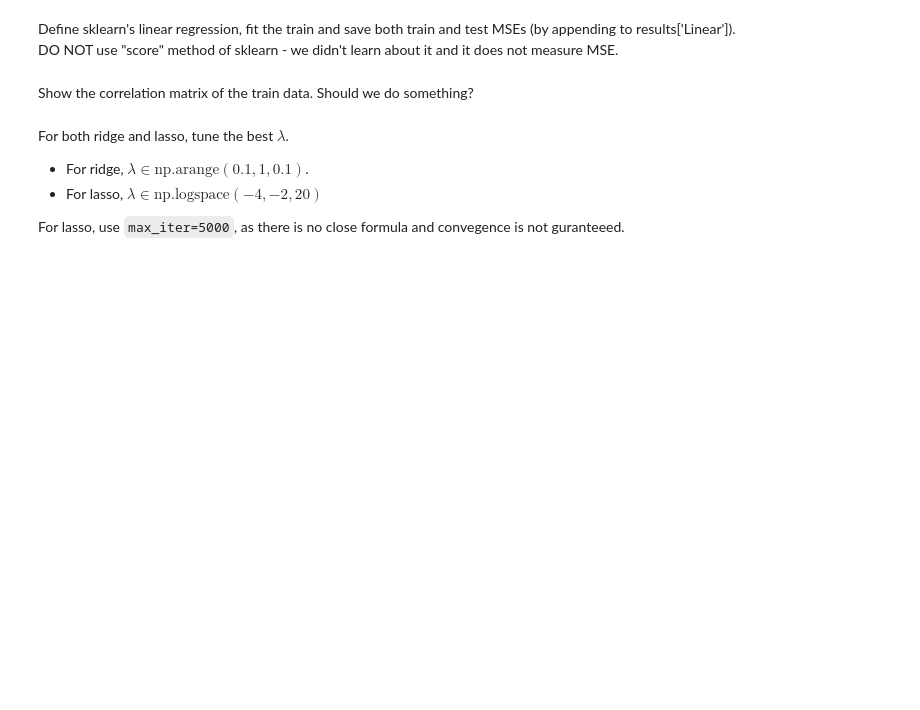
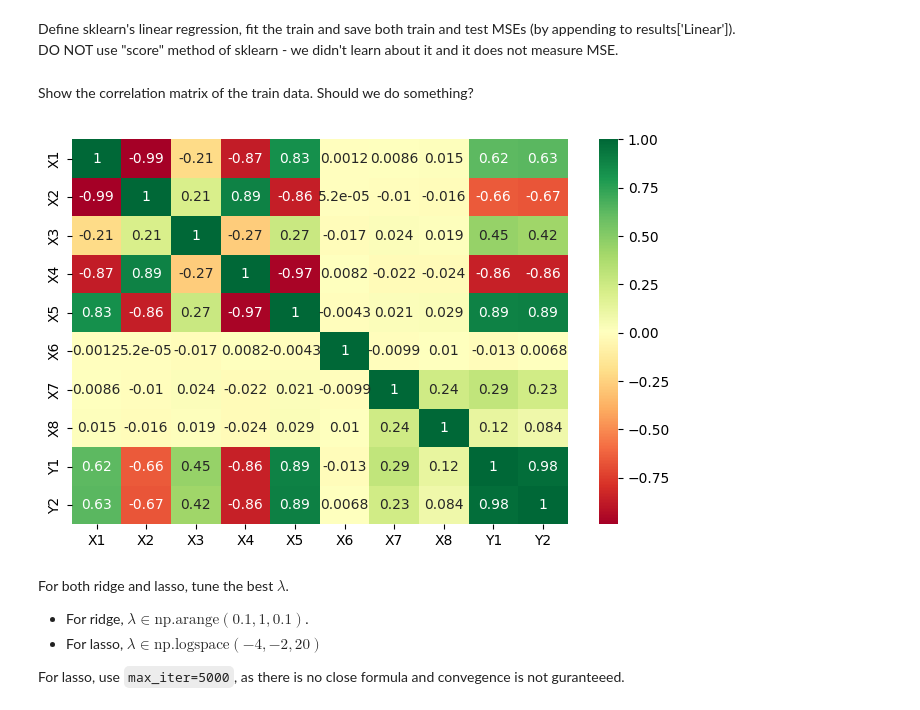
Before and after one commit to MahmoudAbade/ML-HW, a Jupyter notebook: HW2.ipynb, the cells around one changed output. Saved outputs shown, nothing was run; the diff lists cells and outputs as text; code cells hidden in the pictures; blank space fills up the shorter version.

```diff
--- a/HW2.ipynb
+++ b/HW2.ipynb
@@ -52,3 +55,13 @@ Divide the data into 85% train and 15% test with random_state=21.
+# %%
+# Implement here
+from sklearn.model_selection import train_test_split
+
+X = df.iloc[:, :8]   # First 8 columns are features
+Y = df.iloc[:, 8:]   # Last 2 columns are outputs (Y1 and Y2)
+
+X_train, X_test, Y_train, Y_test = train_test_split( #We set test_size 0.15 which means
+    X, Y, test_size=0.15, random_state=21
+)
 # %% [markdown]
 Define sklearn's linear regression, fit the train and save both train and test MSEs (by appending to results['Linear']). <br/>
 DO NOT use "score" method of sklearn - we didn't learn about it and it does not measure MSE.
@@ -59,2 +68,20 @@ results = {'Linear': [], 'Ridge': [], 'Lasso': []}
+# %%
+results = {'Linear': [], 'Ridge': [], 'Lasso': []}
+
+# Implement here
+from sklearn.linear_model import LinearRegression
+from sklearn.metrics import mean_squared_error
+
+model_linear = LinearRegression()
+model_linear.fit(X_train, Y_train)
+
+Y_train_predict = model_linear.predict(X_train)
+Y_test_predict = model_linear.predict(X_test)
+
+train_mse = mean_squared_error(Y_train_predict, Y_train)
+test_mse = mean_squared_error(Y_test_predict, Y_test)
+
+results['Linear'].append(train_mse)
+results['Linear'].append(test_mse)
 # %% [markdown]
 Show the correlation matrix of the train data. Should we do something?
@@ -63,3 +88,13 @@ Show the correlation matrix of the train data. Should we do something?
+# %%
+# Implement here
+import seaborn as sns
+
+train_df = pd.concat([X_train, Y_train], axis=1)
+plt.subplots(figsize=(8, 5))
+sns.heatmap(train_df.corr(), annot=True, cmap='RdYlGn')
+plt.show()
+# %% [output]
+[figure, added]
 # %% [markdown]
 For both ridge and lasso, tune the best $\lambda$.
 - For ridge, $\lambda\in \text{np.arange}(0.1, 1, 0.1)$.
```
Also changed, not shown: parts of 16 cells of this notebook, 1 other file.
